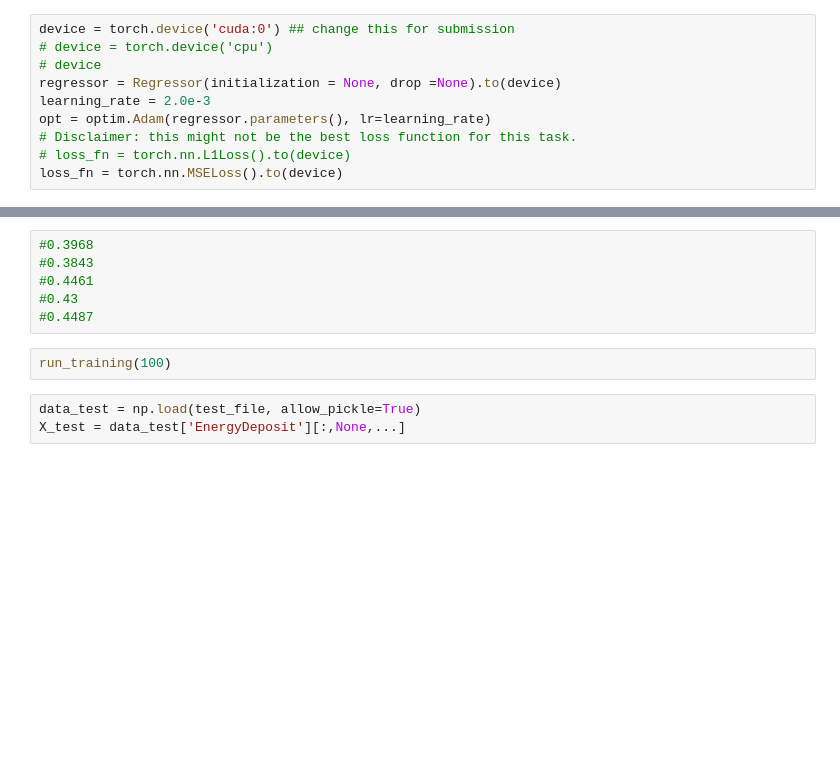
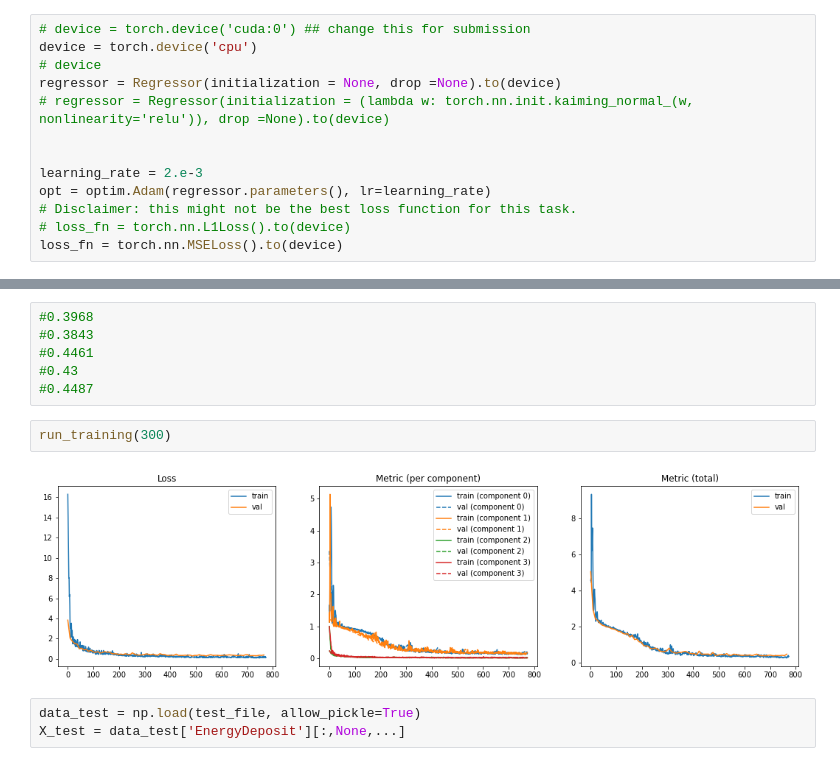
Before and after one commit to secholak/MLHEP-2020-calo-regression, a Jupyter notebook: CompetitionStartingKit.ipynb, the cells around one changed output, grey strips where cells are left out. Cells and saved outputs as stored; diff of their text form; blank space fills up the shorter version.

```diff
--- a/CompetitionStartingKit.ipynb
+++ b/CompetitionStartingKit.ipynb
@@ -255,9 +376,12 @@ class Regressor(nn.Module):
 # %%
-device = torch.device('cuda:0') ## change this for submission
-# device = torch.device('cpu')
+# device = torch.device('cuda:0') ## change this for submission
+device = torch.device('cpu')
 # device
 regressor = Regressor(initialization = None, drop =None).to(device)
-learning_rate = 2.0e-3
+# regressor = Regressor(initialization = (lambda w: torch.nn.init.kaiming_normal_(w, nonlinearity='relu')), drop =None).to(device)
+
+
+learning_rate = 2.e-3
 opt = optim.Adam(regressor.parameters(), lr=learning_rate)
 # Disclaimer: this might not be the best loss function for this task.
 # loss_fn = torch.nn.L1Loss().to(device)
@@ -366,7 +490,9 @@ def run_training(epochs=5):
 #0.43
 #0.4487
 # %%
-run_training(100)
+run_training(300)
+# %% [output]
+[figure, added]
 # %%
 data_test = np.load(test_file, allow_pickle=True)
 X_test = data_test['EnergyDeposit'][:,None,...]
```
Also changed, not shown: parts of 8 cells of this notebook.
